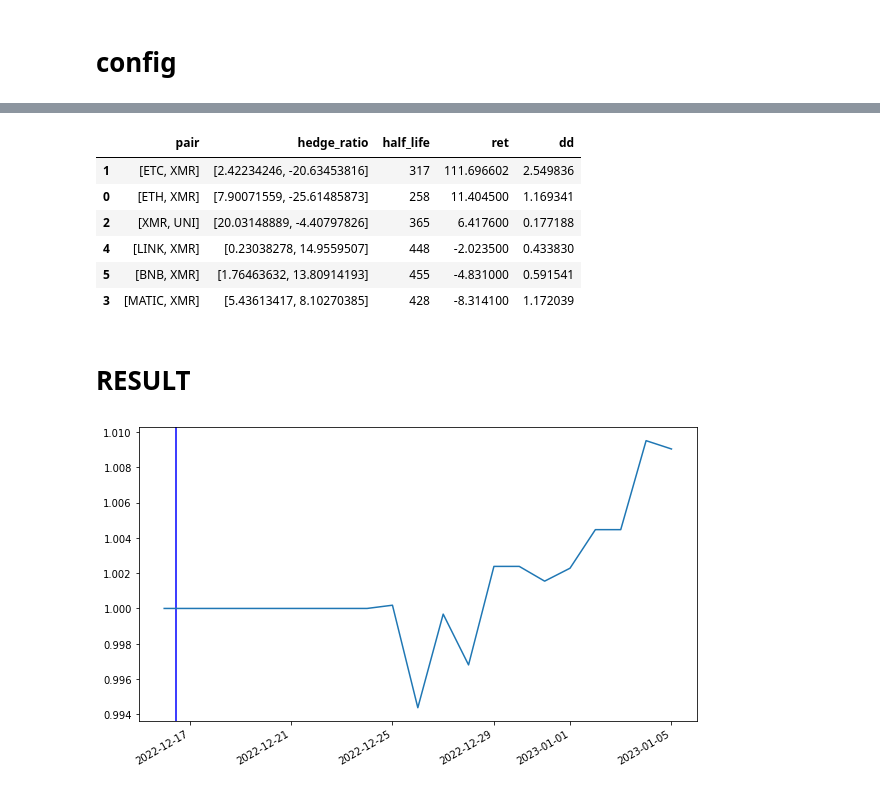
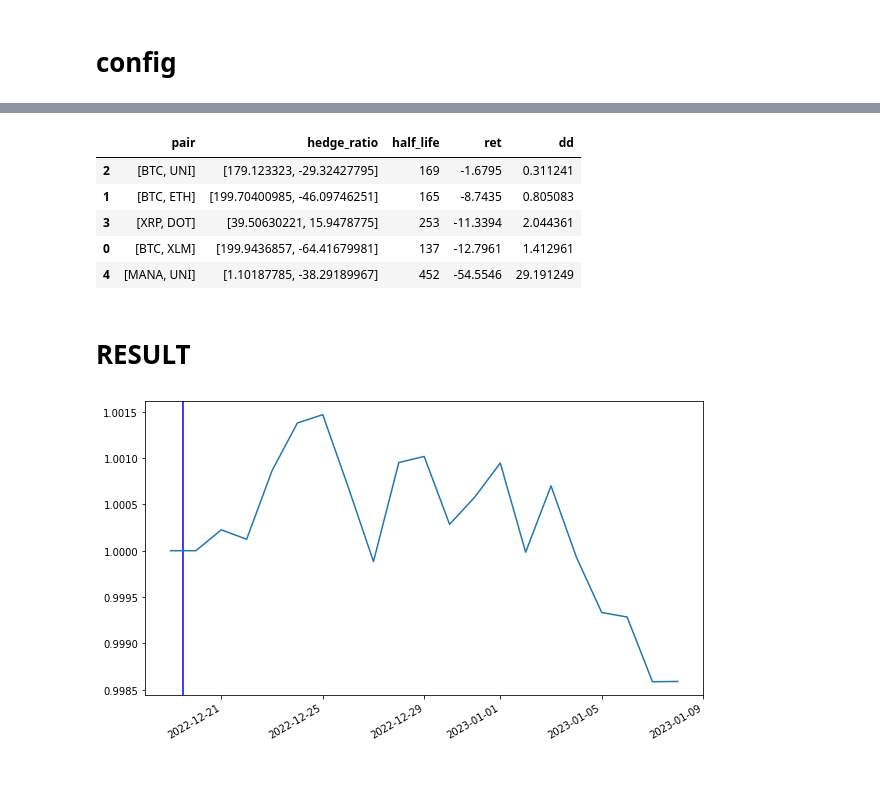
Before and after one commit to beannguyen/crypto-pair-trading, a Jupyter notebook: src/research/Backtest Live Data.ipynb, the cells around one changed output, grey strips where cells are left out. Cells and saved outputs as stored; diff of their text form; code cells hidden in the pictures.

```diff
--- a/src/research/Backtest Live Data.ipynb
+++ b/src/research/Backtest Live Data.ipynb
@@ -169,7 +169,7 @@ data = {}
 # config
 # %%
 
-timeframe = '15m'
+timeframe = '5m'
 stationary_df = pd.read_csv(f'stationary_df_{timeframe}.csv')
 stationary_df
 # %% [output]
@@ -688,25 +608,24 @@ result_df.sort_values(by=['ret', 'dd'], ascending=[False, True], inplace=True)
 result_df
 # %% [output]
 |  | pair | hedge_ratio | half_life | ret | dd |
-| 1 | [ETC, XMR] | [2.42234246, -20.63453816] | 317 | 111.696602 | 2.549836 |
-| 0 | [ETH, XMR] | [7.90071559, -25.61485873] | 258 | 11.404500 | 1.169341 |
-| 2 | [XMR, UNI] | [20.03148889, -4.40797826] | 365 | 6.417600 | 0.177188 |
-| 4 | [LINK, XMR] | [0.23038278, 14.9559507] | 448 | -2.023500 | 0.433830 |
-| 5 | [BNB, XMR] | [1.76463632, 13.80914193] | 455 | -4.831000 | 0.591541 |
-| 3 | [MATIC, XMR] | [5.43613417, 8.10270385] | 428 | -8.314100 | 1.172039 |
+| 2 | [BTC, UNI] | [179.123323, -29.32427795] | 169 | -1.6795 | 0.311241 |
+| 1 | [BTC, ETH] | [199.70400985, -46.09746251] | 165 | -8.7435 | 0.805083 |
+| 3 | [XRP, DOT] | [39.50630221, 15.9478775] | 253 | -11.3394 | 2.044361 |
+| 0 | [BTC, XLM] | [199.9436857, -64.41679981] | 137 | -12.7961 | 1.412961 |
+| 4 | [MANA, UNI] | [1.10187785, -38.29189967] | 452 | -54.5546 | 29.191249 |
 # %% [markdown]
 # RESULT
 # %%
-res = analyzers['ETH,XMR']
+res = analyzers['BTC,UNI']
 
 # If no name has been specified, the name is the class name lowercased
 return_analyzer = res.analyzers.getbyname('return')
 # print(tret_analyzer.get_analysis())
 account_return = pd.Series(return_analyzer.get_analysis(), name='return')
 cum_r = (1 + account_return).cumprod()
 plt.axvline(x = start_trading_at, color = 'b', label = 'OOS')
 
 cum_r.plot()
 plt.show()
 # %% [output]
-[figure, old version]
+[figure, new version]
```
Also changed, not shown: parts of 2 cells of this notebook, 6 other files.
